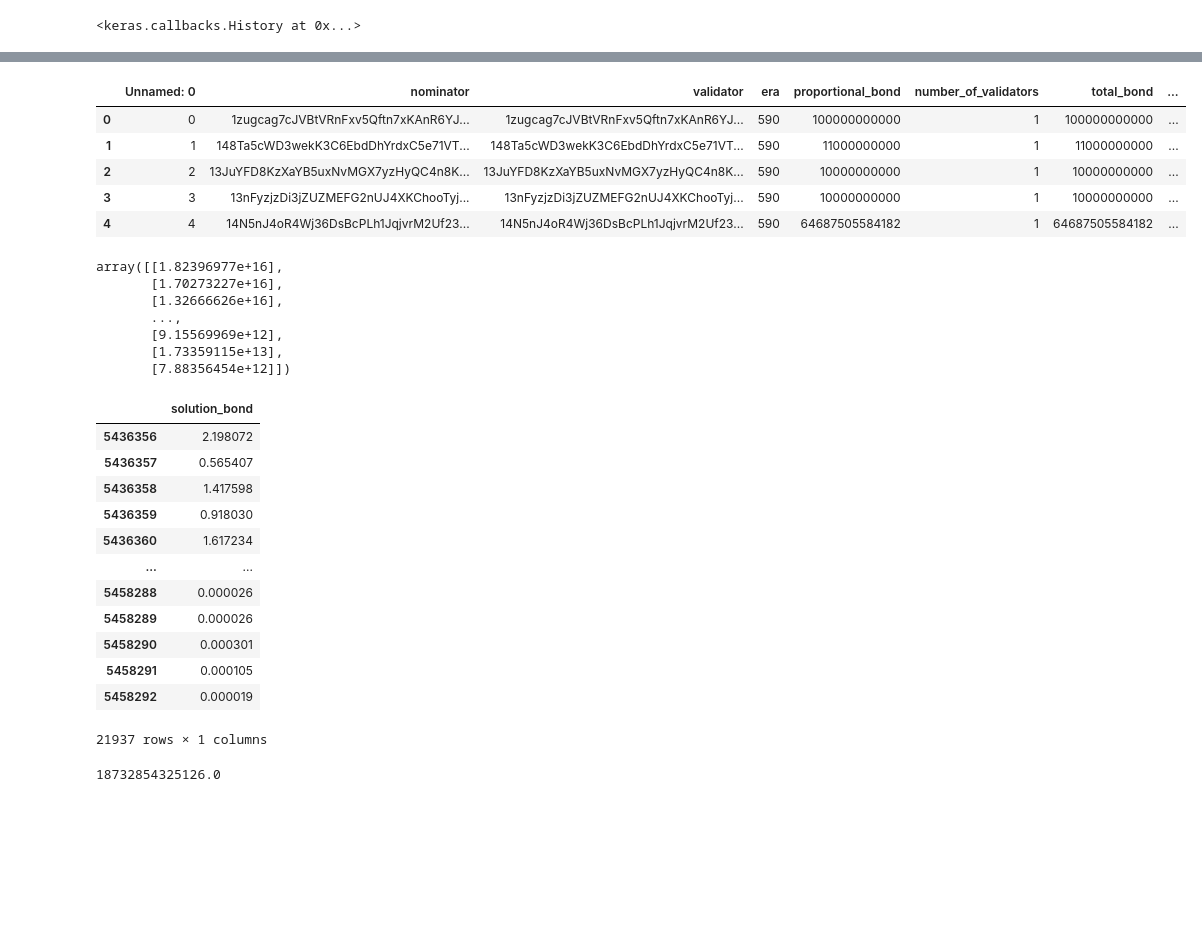
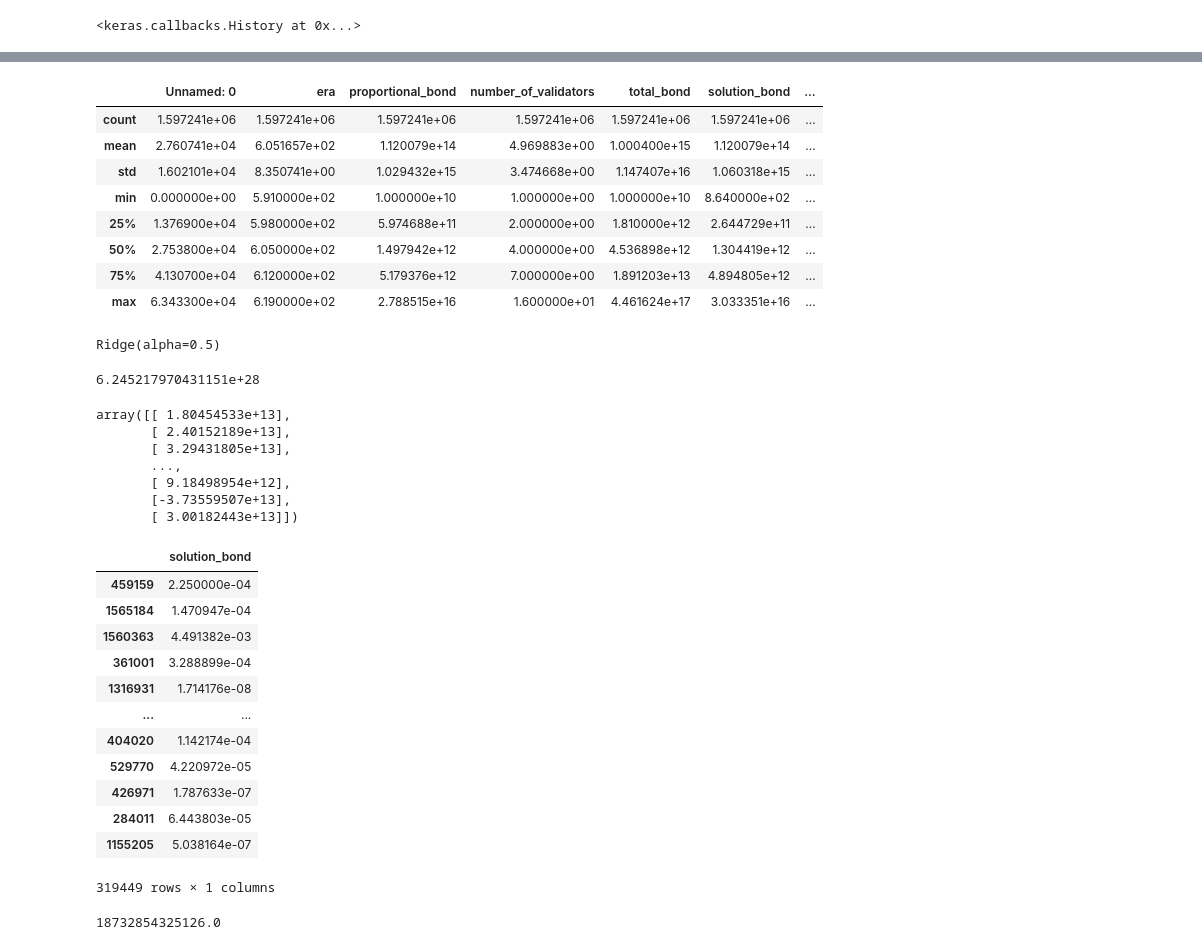
Before and after one commit to moerfii/polkadot_validator_selection, a Jupyter notebook: notebooks/exploratory_analysis.ipynb, the cells around one changed output, grey strips where cells are left out. Drawn from its saved outputs; the diff is of its cells as text; code cells hidden in the pictures; blank space fills up the shorter version.

```diff
--- a/notebooks/exploratory_analysis.ipynb
+++ b/notebooks/exploratory_analysis.ipynb
@@ -676,10 +676,9 @@ history
 # %% [output]
 <keras.callbacks.History at 0x...>
 # %%
-df1 = pd.read_csv("../data_collection/data/model_2/df_bond_distribution_0.csv")
-df2 = pd.read_csv("../data_collection/data/model_2/df_bond_distribution_1.csv")
+df = pd.read_csv("../data_collection/data/model_2/df_bond_distribution_0.csv")
 #df3 = pd.read_csv("../data_collection/df_bond_distribution_2.csv")
-df = pd.concat([df1, df2])
+
 #df.rename(columns={"Unnamed: 0": "nominator"}, inplace=True)
 # %%
 df
@@ -700,12 +699,15 @@ df
 # %%
-df.head()
+df.describe()
 # %% [output]
-|  | Unnamed: 0 | nominator | validator | era | proportional_bond | number_of_validators | total_bond | ... |
-| 0 | 0 | 1zugcag7cJVBtVRnFxv5Qftn7xKAnR6YJ... | 1zugcag7cJVBtVRnFxv5Qftn7xKAnR6YJ... | 590 | 100000000000 | 1 | 100000000000 | ... |
-| 1 | 1 | 148Ta5cWD3wekK3C6EbdDhYrdxC5e71VT... | 148Ta5cWD3wekK3C6EbdDhYrdxC5e71VT... | 590 | 11000000000 | 1 | 11000000000 | ... |
-| 2 | 2 | 13JuYFD8KzXaYB5uxNvMGX7yzHyQC4n8K... | 13JuYFD8KzXaYB5uxNvMGX7yzHyQC4n8K... | 590 | 10000000000 | 1 | 10000000000 | ... |
-| 3 | 3 | 13nFyzjzDi3jZUZMEFG2nUJ4XKChooTyj... | 13nFyzjzDi3jZUZMEFG2nUJ4XKChooTyj... | 590 | 10000000000 | 1 | 10000000000 | ... |
-| 4 | 4 | 14N5nJ4oR4Wj36DsBcPLh1JqjvrM2Uf23... | 14N5nJ4oR4Wj36DsBcPLh1JqjvrM2Uf23... | 590 | 64687505584182 | 1 | 64687505584182 | ... |
+|  | Unnamed: 0 | era | proportional_bond | number_of_validators | total_bond | solution_bond | ... |
+| count | 1.597241e+06 | 1.597241e+06 | 1.597241e+06 | 1.597241e+06 | 1.597241e+06 | 1.597241e+06 | ... |
+| mean | 2.760741e+04 | 6.051657e+02 | 1.120079e+14 | 4.969883e+00 | 1.000400e+15 | 1.120079e+14 | ... |
+| std | 1.602101e+04 | 8.350741e+00 | 1.029432e+15 | 3.474668e+00 | 1.147407e+16 | 1.060318e+15 | ... |
+| min | 0.000000e+00 | 5.910000e+02 | 1.000000e+10 | 1.000000e+00 | 1.000000e+10 | 8.640000e+02 | ... |
+| 25% | 1.376900e+04 | 5.980000e+02 | 5.974688e+11 | 2.000000e+00 | 1.810000e+12 | 2.644729e+11 | ... |
+| 50% | 2.753800e+04 | 6.050000e+02 | 1.497942e+12 | 4.000000e+00 | 4.536898e+12 | 1.304419e+12 | ... |
+| 75% | 4.130700e+04 | 6.120000e+02 | 5.179376e+12 | 7.000000e+00 | 1.891203e+13 | 4.894805e+12 | ... |
+| max | 6.343300e+04 | 6.190000e+02 | 2.788515e+16 | 1.600000e+01 | 4.461624e+17 | 3.033351e+16 | ... |
 # %%
 features = ["proportional_bond", "total_bond", "number_of_validators", "total_proportional_bond",                "prev_min_stake","prev_sum_stake","prev_variance_stake"] # potentially add total proportional bond i.e grouping by validator
 x = df.loc[:, features]
@@ -725,34 +727,38 @@ from sklearn.linear_model import Ridge
 lr = Ridge(alpha=0.5)
 # %%
 lr.fit(X_train, y_train)
+# %% [output]
+Ridge(alpha=0.5)
 # %%
 mean_squared_error(y_test, lr.predict(X_test))
+# %% [output]
+6.245217970431151e+28
 # %%
 lr.predict(X_test)
 # %% [output]
-array([[1.82396977e+16],
-       [1.70273227e+16],
-       [1.32666626e+16],
+array([[ 1.80454533e+13],
+       [ 2.40152189e+13],
+       [ 3.29431805e+13],
        ...,
-       [9.15569969e+12],
-       [1.73359115e+13],
-       [7.88356454e+12]])
+       [ 9.18498954e+12],
+       [-3.73559507e+13],
+       [ 3.00182443e+13]])
 # %%
 y_test/1e16
 # %% [output]
 |  | solution_bond |
-| 5436356 | 2.198072 |
-| 5436357 | 0.565407 |
-| 5436358 | 1.417598 |
-| 5436359 | 0.918030 |
-| 5436360 | 1.617234 |
+| 459159 | 2.250000e-04 |
+| 1565184 | 1.470947e-04 |
+| 1560363 | 4.491382e-03 |
+| 361001 | 3.288899e-04 |
+| 1316931 | 1.714176e-08 |
 | ... | ... |
-| 5458288 | 0.000026 |
-| 5458289 | 0.000026 |
-| 5458290 | 0.000301 |
-| 5458291 | 0.000105 |
-| 5458292 | 0.000019 |
+| 404020 | 1.142174e-04 |
+| 529770 | 4.220972e-05 |
+| 426971 | 1.787633e-07 |
+| 284011 | 6.443803e-05 |
+| 1155205 | 5.038164e-07 |
-21937 rows × 1 columns
+319449 rows × 1 columns
 # %%
 mean_absolute_error(y_test, lr.predict(X_test))
 # %% [output]
```
Also changed, not shown: parts of 1 cell of this notebook, 19 other files.
